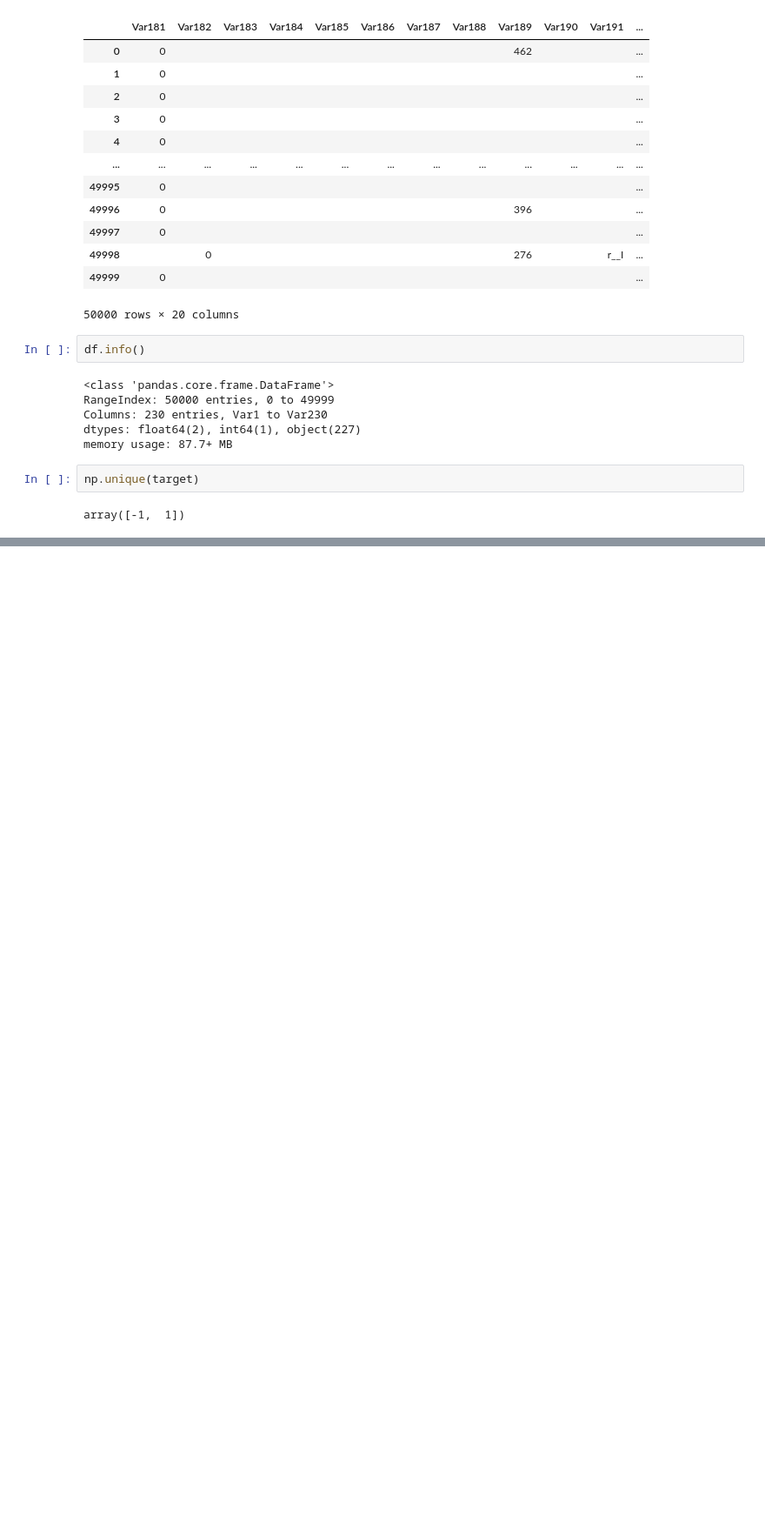
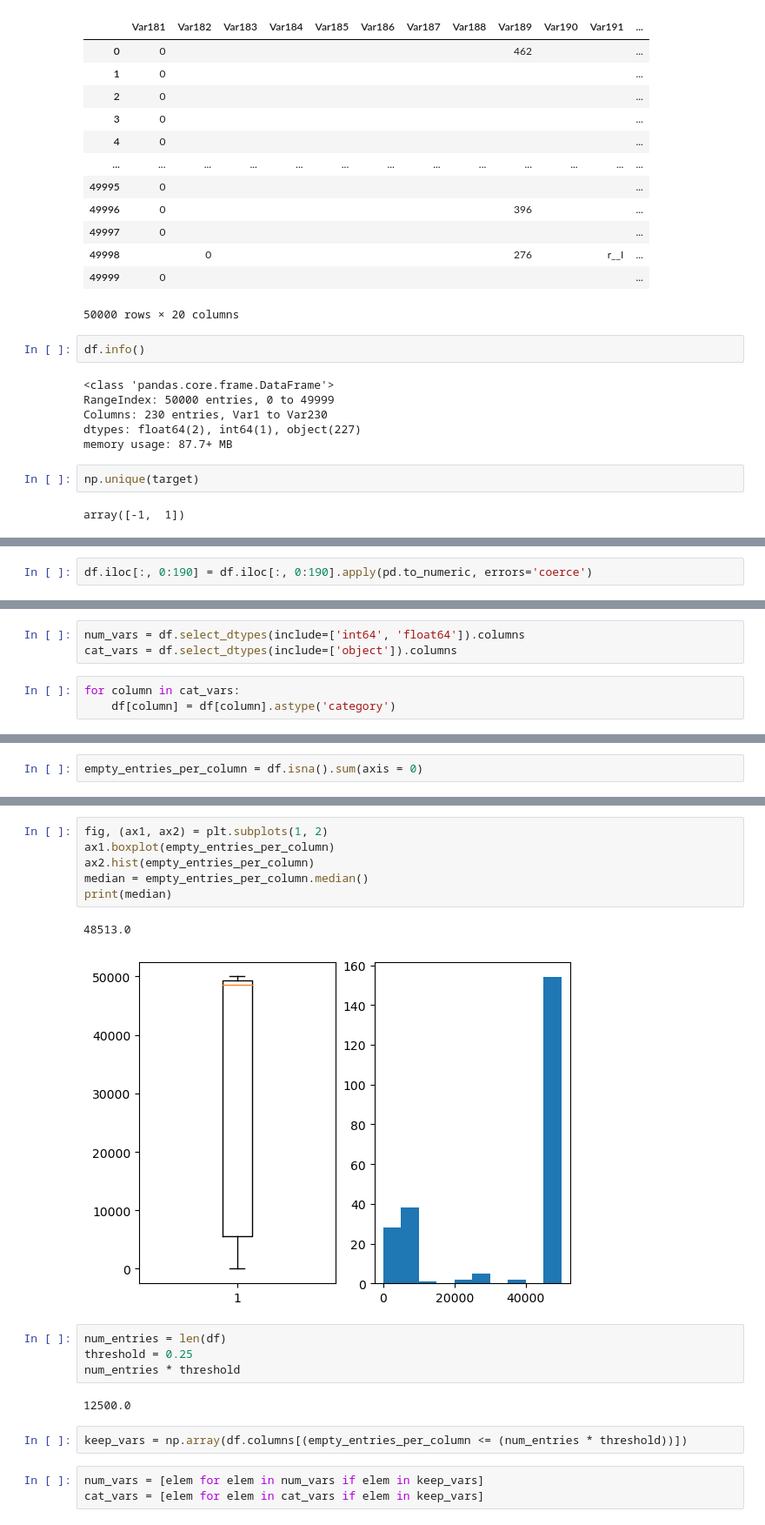
Before and after one commit to felipedepauli/challenges, a Jupyter notebook: 03_kdd_cup_2009/program.ipynb, the cells around one changed output, grey strips where cells are left out. Shown at 87% size. Drawn from its saved outputs; the diff is of its cells as text; blank space fills up the shorter version.

```diff
--- a/03_kdd_cup_2009/program.ipynb
+++ b/03_kdd_cup_2009/program.ipynb
@@ -109,0 +264,2 @@ All seems to be as expected. We have
+# %%
+df.iloc[:, 0:190] = df.iloc[:, 0:190].apply(pd.to_numeric, errors='coerce')
@@ -110 +456,7 @@ All seems to be as expected. We have
+# %%
+num_vars = df.select_dtypes(include=['int64', 'float64']).columns
+cat_vars = df.select_dtypes(include=['object']).columns
+# %%
+for column in cat_vars:
+    df[column] = df[column].astype('category')
 # %% [markdown]
@@ -123,0 +480,2 @@ All seems to be as expected. We have
+# %%
+empty_entries_per_column = df.isna().sum(axis = 0)
@@ -123,0 +497,20 @@ All seems to be as expected. We have
+# %%
+fig, (ax1, ax2) = plt.subplots(1, 2)
+ax1.boxplot(empty_entries_per_column)
+ax2.hist(empty_entries_per_column)
+median = empty_entries_per_column.median()
+print(median)
+# %% [output]
+48513.0
+[figure, added]
+# %%
+num_entries = len(df)
+threshold = 0.25
+num_entries * threshold
+# %% [output]
+12500.0
+# %%
+keep_vars = np.array(df.columns[(empty_entries_per_column <= (num_entries * threshold))])
+# %%
+num_vars = [elem for elem in num_vars if elem in keep_vars]
+cat_vars = [elem for elem in cat_vars if elem in keep_vars]
```
Also changed, not shown: parts of 46 cells of this notebook, 1 other file.
